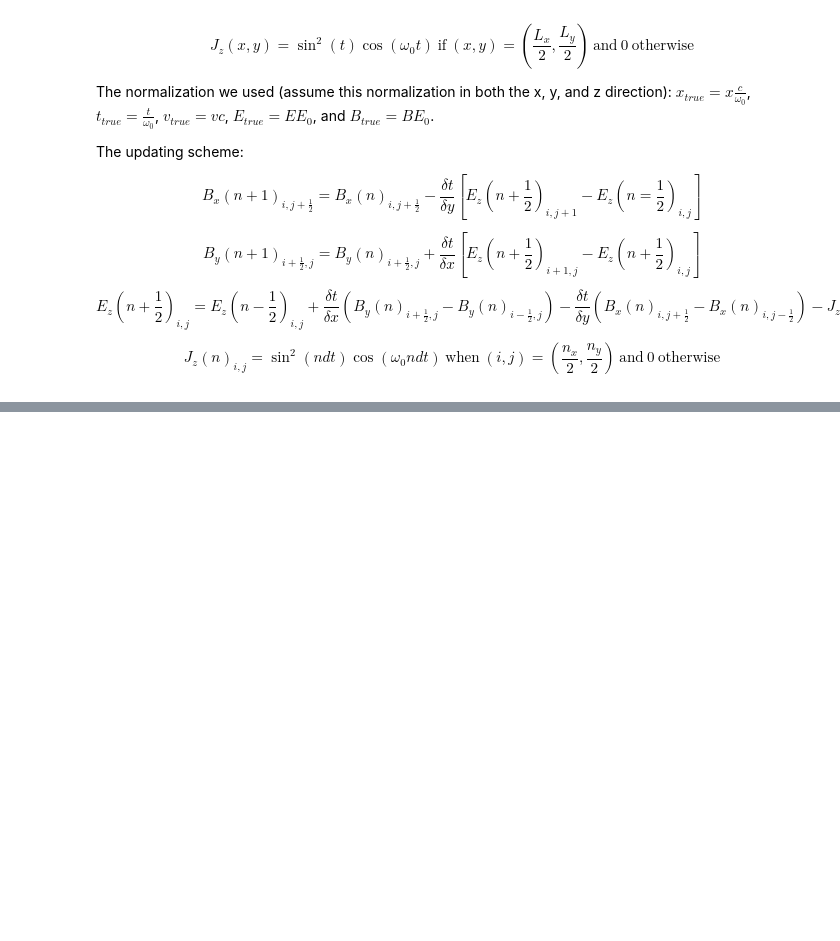
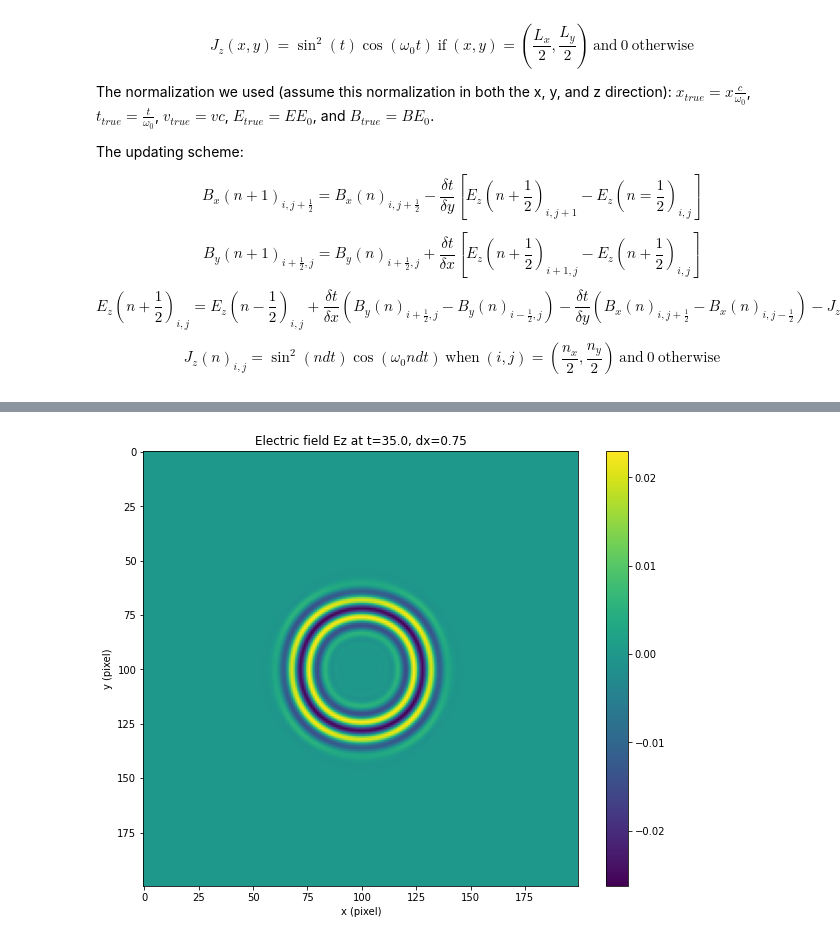
Before and after one commit to robinzhang24/YeeEM, a Jupyter notebook: Physics_170N_Final_Project.ipynb, the cells around one changed output, grey strips where cells are left out. Saved outputs shown, nothing was run; the diff lists cells and outputs as text; code cells hidden in the pictures; blank space fills up the shorter version.

```diff
--- a/Physics_170N_Final_Project.ipynb
+++ b/Physics_170N_Final_Project.ipynb
@@ -302,7 +302,7 @@ $$J_z(n)_{i, j} = \sin^2\left(ndt\right)\cos\left(\omega_0ndt\right) \ \text{whe
 # %%
 import numpy as np
 
-def advance_Ez(Ez, Bx, By, Jz, dx, dy, dt, step):
+def advance_Ez(Ez, Bx, By, Jz, omega0, tau, dx, dy, dt, step):
     nx, ny = Ez.shape
     for i in range(nx):
         for j in range(ny):
@@ -314,7 +314,7 @@ def advance_Ez(Ez, Bx, By, Jz, dx, dy, dt, step):
 
             # Update E-field
             Ez[i, j] += dt * ((By_top - By_bottom) / dx - (Bx_right - Bx_left) / dy
-                              - Jz(i, j, omega0, nx, ny, step, dt))
+                              - Jz(i, j, omega0, tau, nx, ny, step, dt))
             #print(Jz(i, j, step, dt))
 
 def advance_Bx(Bx, Ez, dy, dt):
@@ -333,13 +333,13 @@ def advance_By(By, Ez, dx, dt):
             Ez_left = Ez[i, j]
             By[i, j] += dt * (Ez_right - Ez_left) / dx
 
-def field_evolve_2D(Ez, Bx, By, Jz, dx, dy, dt, steps):
+def field_evolve_2D(Ez, Bx, By, Jz, omega0, tau, dx, dy, dt, steps):
     Ez_history = [np.copy(Ez)]
     Bx_history = [np.copy(Bx)]
     By_history = [np.copy(By)]
 
     for step in range(steps):
-        advance_Ez(Ez, Bx, By, Jz, dx, dy, dt, step)
+        advance_Ez(Ez, Bx, By, Jz, omega0, tau, dx, dy, dt, step)
         advance_Bx(Bx, Ez, dy, dt)
         advance_By(By, Ez, dx, dt)
 
@@ -350,10 +350,10 @@ def field_evolve_2D(Ez, Bx, By, Jz, dx, dy, dt, steps):
     return Ez_history, Bx_history, By_history
 
 # Define source current function
-def Jz_func(i, j, omega0, nx, ny, int_t, dt):
+def Jz_func(i, j, omega0, tau, nx, ny, int_t, dt):
     if (i,j) == (nx//2, ny//2):
       t = int_t*dt
-      return np.sin(t)**2 * np.cos(omega0*t)
+      if t < tau: return np.sin(np.pi * t / tau)**2 * np.sin(omega0*t)
     return 0
 # %%
 from mpl_toolkits.mplot3d import Axes3D
@@ -426,0 +411,30 @@ plt.show()
+# %%
+fig_ez, ax_ez = plt.subplots(figsize=(10,8))
+# cont_ez = ax_ez.contourf(X, Y, Ez_history[-1], cmap='viridis')
+cont_ez = ax_ez.imshow(Ez_history[-1], cmap='viridis')
+ax_ez.set_title(f'Electric field Ez at t={steps*dt}, dx={dx}')
+ax_ez.set_xlabel('x (pixel)')
+ax_ez.set_ylabel('y (pixel)')
+fig_ez.colorbar(cont_ez)
+
+# Show the plot for Ez
+plt.show()
+
+# # Plot for Bx
+# fig_bx = plt.figure(figsize=(10, 7))
+# ax_bx = fig_bx.add_subplot(111, projection='3d')
+
+# # Create a surface plot for Bx
+# surf_bx = ax_bx.plot_surface(X, Y, Bx_history[-1], cmap='viridis', edgecolor='none')
+# ax_bx.set_xlabel('X Axis')
+# ax_bx.set_ylabel('Y Axis')
+# ax_bx.set_zlabel('Bx')
+# ax_bx.set_title('3D Plot of Magnetic Field Bx')
+
+# # Add a color bar for Bx
+# fig_bx.colorbar(surf_bx)
+
+# # Show the plot for Bx
+# plt.show()
+# %% [output]
+[figure, added]
```
Also changed, not shown: parts of 7 cells of this notebook.
